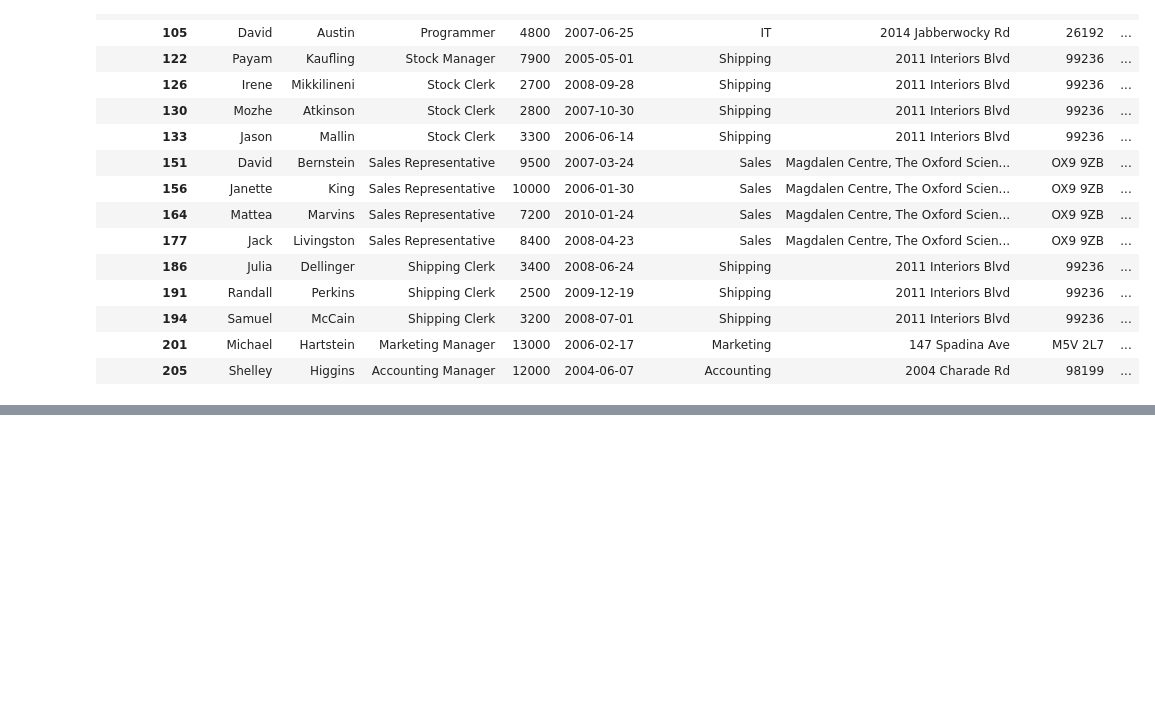
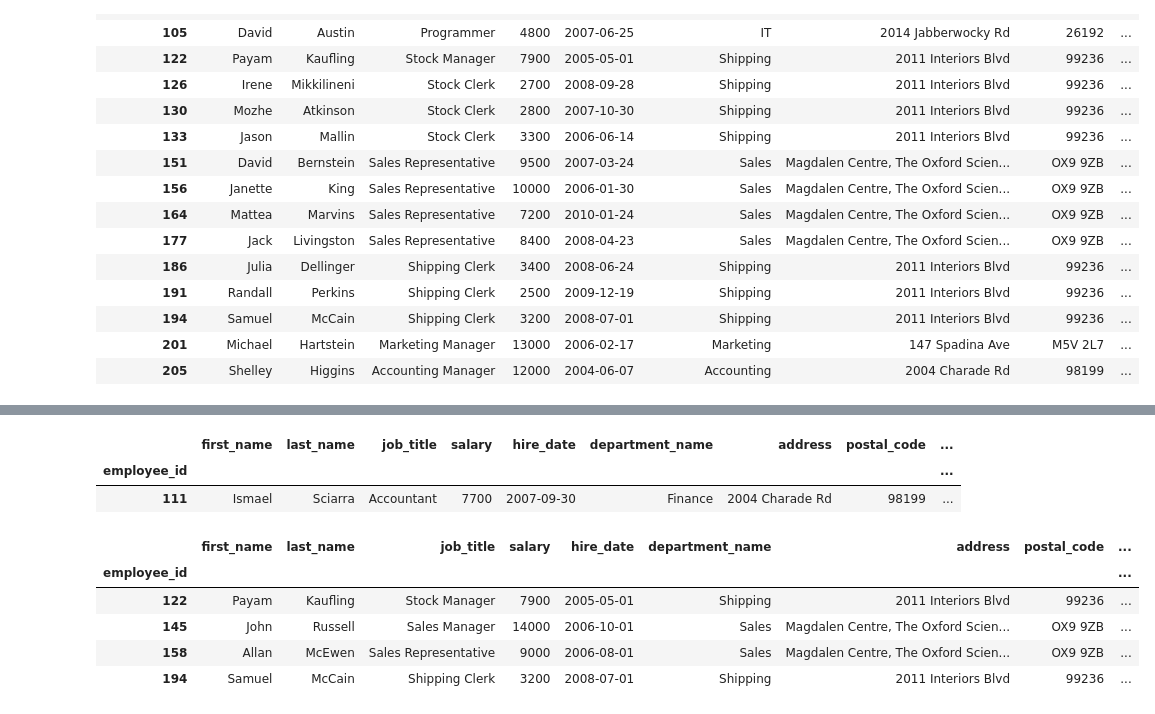
Before and after one commit to alx2202/DataAnalysis, a Jupyter notebook: Day15/pandas_accessors.ipynb, the cells around one changed output, grey strips where cells are left out. Cells and saved outputs as stored; diff of their text form; code cells hidden in the pictures; blank space fills up the shorter version.

```diff
--- a/Day15/pandas_accessors.ipynb
+++ b/Day15/pandas_accessors.ipynb
@@ -177,0 +214,15 @@ emps[emps.last_name.str.match('.*in.*')]
+# %%
+emps[emps.hire_date.dt.is_month_end]
+# %% [output]
+|  | first_name | last_name | job_title | salary | hire_date | department_name | address | postal_code | ... |
+| employee_id |  |  |  |  |  |  |  |  | ... |
+| 111 | Ismael | Sciarra | Accountant | 7700 | 2007-09-30 | Finance | 2004 Charade Rd | 98199 | ... |
+# %%
+emps[emps.hire_date.dt.is_month_start]
+# %% [output]
+|  | first_name | last_name | job_title | salary | hire_date | department_name | address | postal_code | ... |
+| employee_id |  |  |  |  |  |  |  |  | ... |
+| 122 | Payam | Kaufling | Stock Manager | 7900 | 2005-05-01 | Shipping | 2011 Interiors Blvd | 99236 | ... |
+| 145 | John | Russell | Sales Manager | 14000 | 2006-10-01 | Sales | Magdalen Centre, The Oxford Scien... | OX9 9ZB | ... |
+| 158 | Allan | McEwen | Sales Representative | 9000 | 2006-08-01 | Sales | Magdalen Centre, The Oxford Scien... | OX9 9ZB | ... |
+| 194 | Samuel | McCain | Shipping Clerk | 3200 | 2008-07-01 | Shipping | 2011 Interiors Blvd | 99236 | ... |
```
Also changed, not shown: parts of 5 cells of this notebook.
